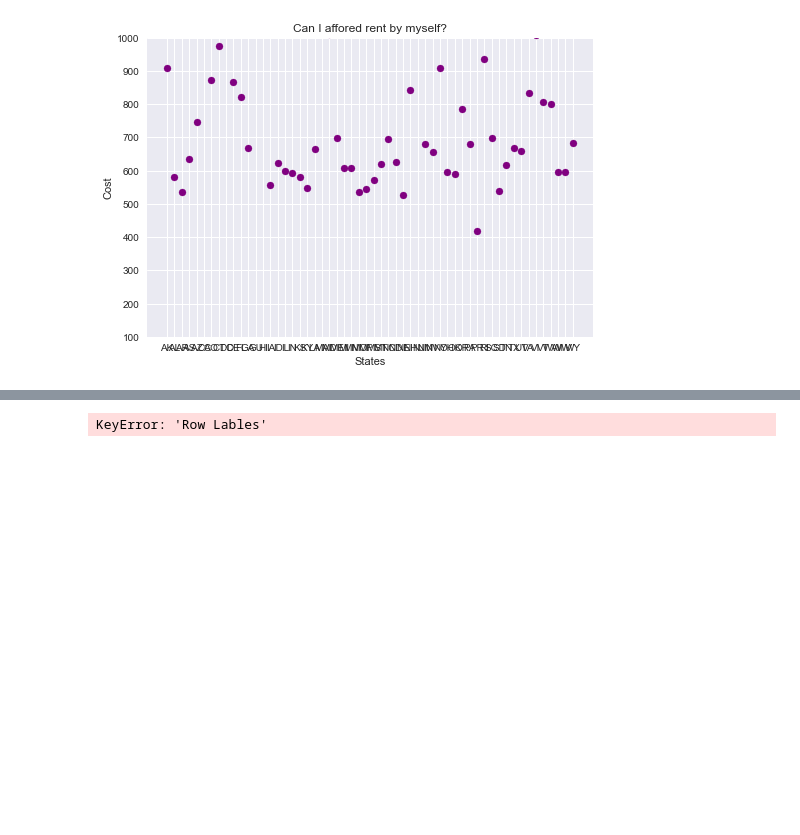
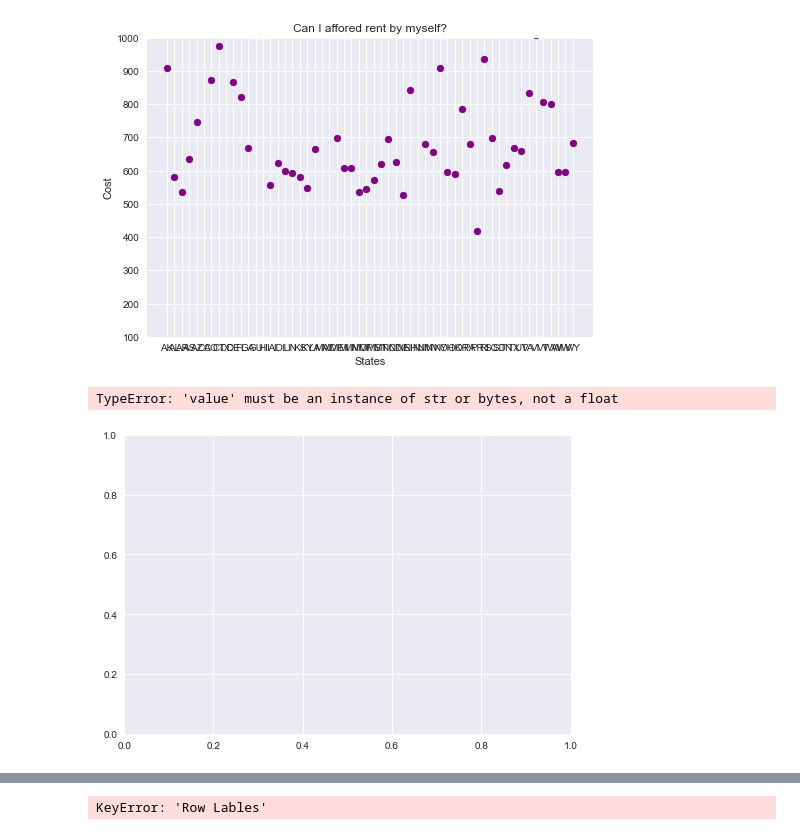
Before and after one commit to Boot-Team-7/project_1_materials, a Jupyter notebook: William/Rent20-22.ipynb, the cells around one changed output, grey strips where cells are left out. Saved outputs shown, nothing was run; the diff lists cells and outputs as text; code cells hidden in the pictures; blank space fills up the shorter version.

```diff
--- a/William/Rent20-22.ipynb
+++ b/William/Rent20-22.ipynb
@@ -16,7 +16,7 @@ plt.style.use("seaborn")
 #bring in the csv's
 roommate_data_df = pd.read_csv("State avg by room size.csv")
 rent_data_df = pd.read_csv("rent20-22.csv")
-("Avgcost_by_roomtypes")
+living_arrangements_df= pd.read_csv("Avgcost_by_roomtypes.csv")
 
 
 
@@ -53,4 +62,17 @@ plt.show()
 #need to expand this make it wider
 # %% [output]
 [figure]
+# %%
+#Bar for living_arrangements_df
+
+
+x_axis = np.arange(len(living_arrangements_df))
+plt.bar(x_axis, living_arrangements_df["avg_cost"], color="purple")
+plt.xlabel("Living Arrangements")
+plt.ylabel("Cost to me")
+plt.title("Can I affored rent by myself?")
+plt.show()
+# %% [output]
+TypeError: 'value' must be an instance of str or bytes, not a float
+[figure, added]
 # %%
```
Also changed, not shown: parts of 2 cells of this notebook.
